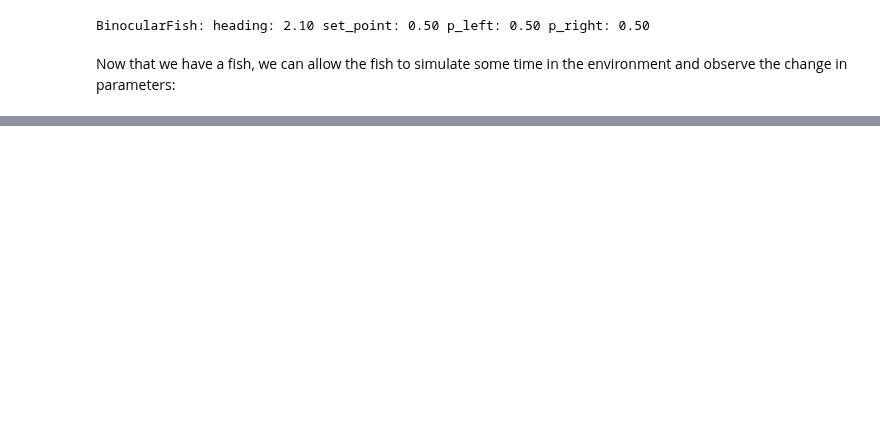
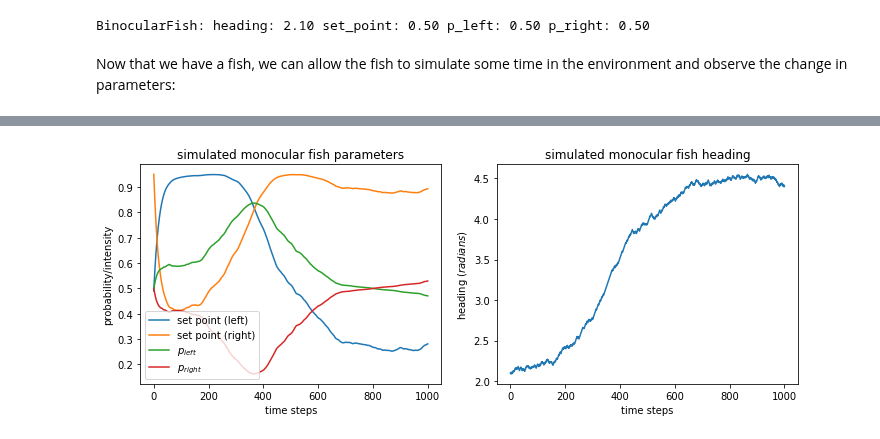
Before and after one commit to diptodip/brightfish, a Jupyter notebook: notebooks/fish.ipynb, the cells around one changed output, grey strips where cells are left out. Cells and saved outputs as stored; diff of their text form; code cells hidden in the pictures; blank space fills up the shorter version.

```diff
--- a/notebooks/fish.ipynb
+++ b/notebooks/fish.ipynb
@@ -59,0 +67,20 @@ plt.show()
+# %%
+params = f.run(e, 1000)
+# %%
+fig, axs = plt.subplots(1, 2, figsize=(10, 4))
+axs[0].plot(np.arange(1001), params[:,1], label="set point (left)")
+axs[0].plot(np.arange(1001), params[:,2], label="set point (right)")
+axs[0].plot(np.arange(1001), params[:,3], label=r"$p_{left}$")
+axs[0].plot(np.arange(1001), params[:,4], label=r"$p_{right}$")
+axs[0].set_title("simulated monocular fish parameters")
+axs[0].set_xlabel("time steps")
+axs[0].set_ylabel("probability/intensity")
+axs[0].legend()
+axs[1].plot(np.arange(1001), params[:,0], label="heading")
+axs[1].set_title("simulated monocular fish heading")
+axs[1].set_xlabel("time steps")
+axs[1].set_ylabel(r"heading ($radians$)")
+fig.tight_layout()
+plt.show()
+# %% [output]
+[figure, added]
```
Also changed, not shown: parts of 5 cells of this notebook.
